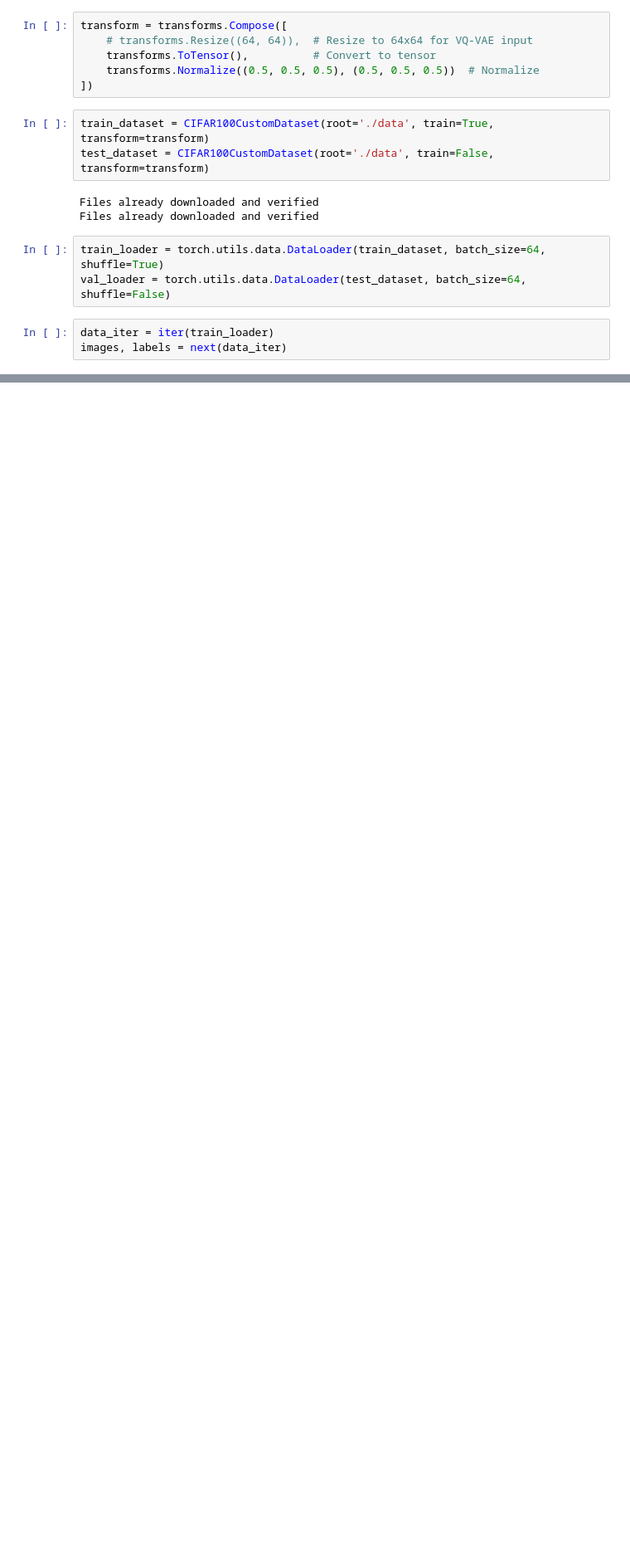
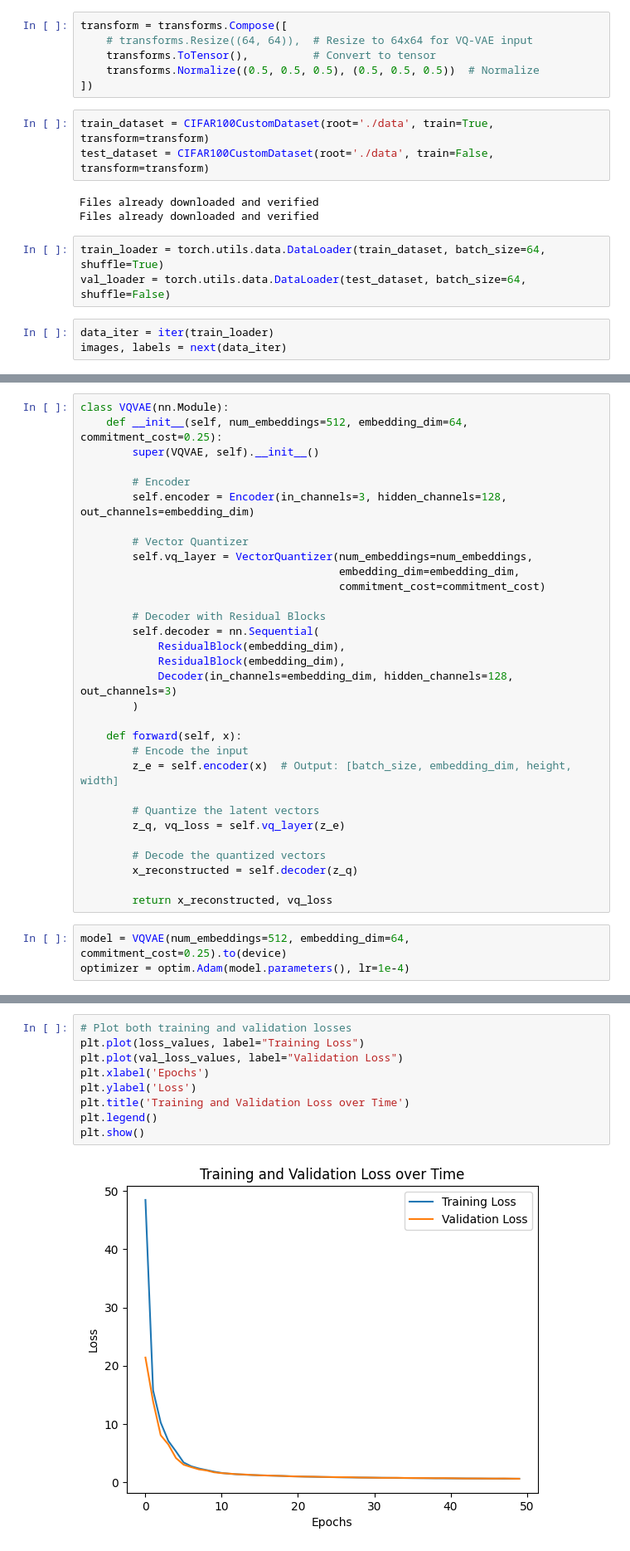
Before and after one commit to sameerhashmi36/anomaly_detection_computer_vision, a Jupyter notebook: Testing_data_aug/vq-vae-1.ipynb, the cells around one changed output, grey strips where cells are left out. Shown: that part at 83% size. Cells and saved outputs as stored; diff of their text form; blank space fills up the shorter version.

```diff
--- a/Testing_data_aug/vq-vae-1.ipynb
+++ b/Testing_data_aug/vq-vae-1.ipynb
@@ -62,0 +147,34 @@ show_single_image(images[10], labels[10])
+# %%
+class VQVAE(nn.Module):
+    def __init__(self, num_embeddings=512, embedding_dim=64, commitment_cost=0.25):
+        super(VQVAE, self).__init__()
+
+        # Encoder
+        self.encoder = Encoder(in_channels=3, hidden_channels=128, out_channels=embedding_dim)
+
+        # Vector Quantizer
+        self.vq_layer = VectorQuantizer(num_embeddings=num_embeddings,
+                                        embedding_dim=embedding_dim,
+                                        commitment_cost=commitment_cost)
+
+        # Decoder with Residual Blocks
+        self.decoder = nn.Sequential(
+            ResidualBlock(embedding_dim),
+            ResidualBlock(embedding_dim),
+            Decoder(in_channels=embedding_dim, hidden_channels=128, out_channels=3)
+        )
+
+    def forward(self, x):
+        # Encode the input
+        z_e = self.encoder(x)  # Output: [batch_size, embedding_dim, height, width]
+
+        # Quantize the latent vectors
+        z_q, vq_loss = self.vq_layer(z_e)
+
+        # Decode the quantized vectors
+        x_reconstructed = self.decoder(z_q)
+
+        return x_reconstructed, vq_loss
+# %%
+model = VQVAE(num_embeddings=512, embedding_dim=64, commitment_cost=0.25).to(device)
+optimizer = optim.Adam(model.parameters(), lr=1e-4)
@@ -62,0 +287,11 @@ show_single_image(images[10], labels[10])
+# %%
+# Plot both training and validation losses
+plt.plot(loss_values, label="Training Loss")
+plt.plot(val_loss_values, label="Validation Loss")
+plt.xlabel('Epochs')
+plt.ylabel('Loss')
+plt.title('Training and Validation Loss over Time')
+plt.legend()
+plt.show()
+# %% [output]
+[figure, added]
```
Also changed, not shown: parts of 8 cells of this notebook, 1 other file.
